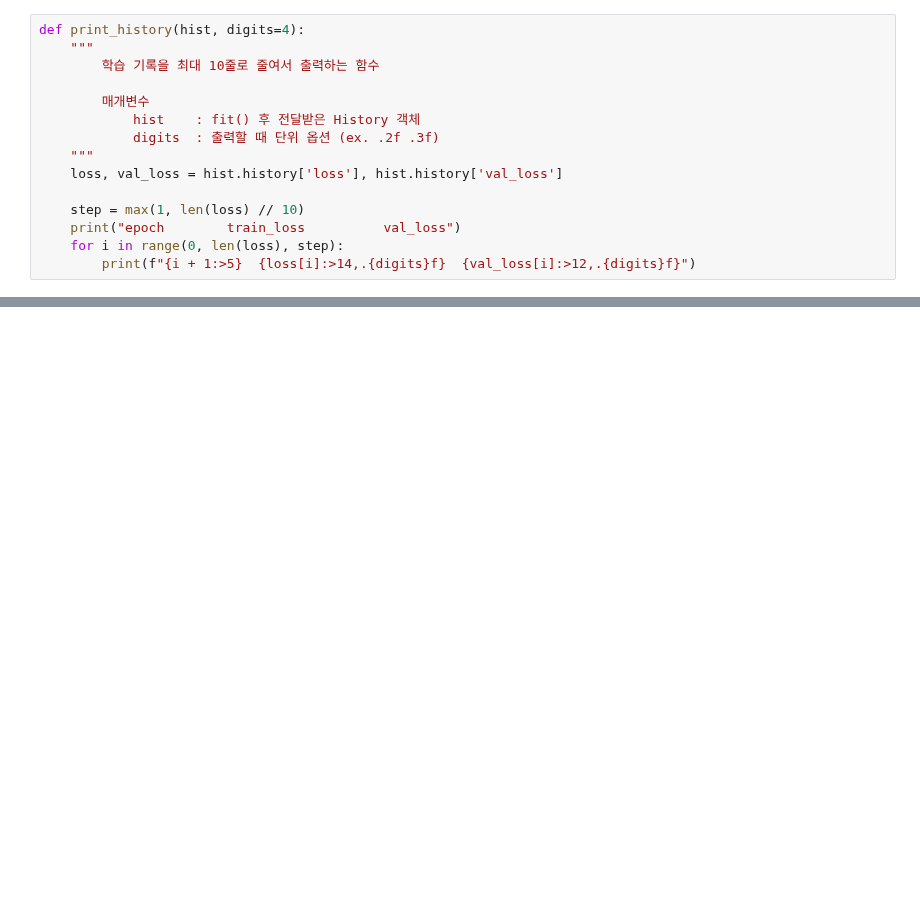
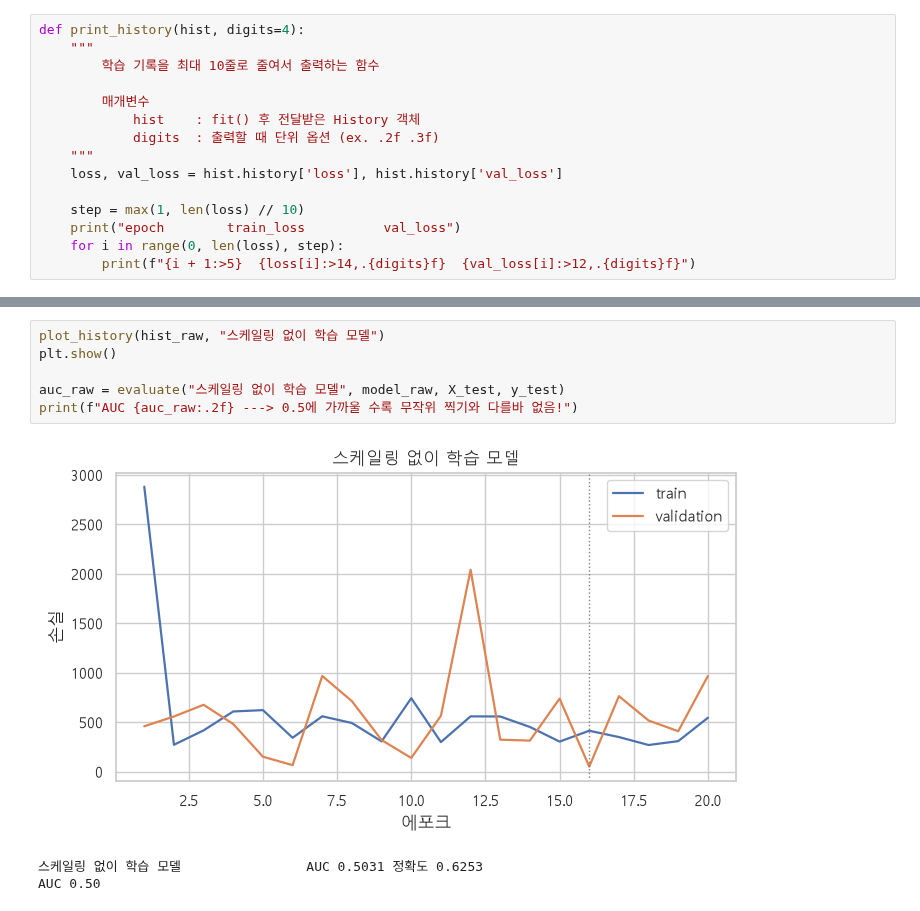
Before and after one commit to Cinderelllllla/demo-repository, a Jupyter notebook: 13_dl/01_keras.ipynb, the cells around one changed output, grey strips where cells are left out. Cells and saved outputs as stored; diff of their text form; blank space fills up the shorter version.

```diff
--- a/13_dl/01_keras.ipynb
+++ b/13_dl/01_keras.ipynb
@@ -348,0 +373,10 @@ print(f"학습 시간 : {time.time() - t0:.0f}초")
+# %%
+plot_history(hist_raw, "스케일링 없이 학습 모델")
+plt.show()
+
+auc_raw = evaluate("스케일링 없이 학습 모델", model_raw, X_test, y_test)
+print(f"AUC {auc_raw:.2f} ---> 0.5에 가까울 수록 무작위 찍기와 다를바 없음!")
+# %% [output]
+[figure, added]
+스케일링 없이 학습 모델                AUC 0.5031 정확도 0.6253
+AUC 0.50
```
Also changed, not shown: parts of 14 cells of this notebook.
